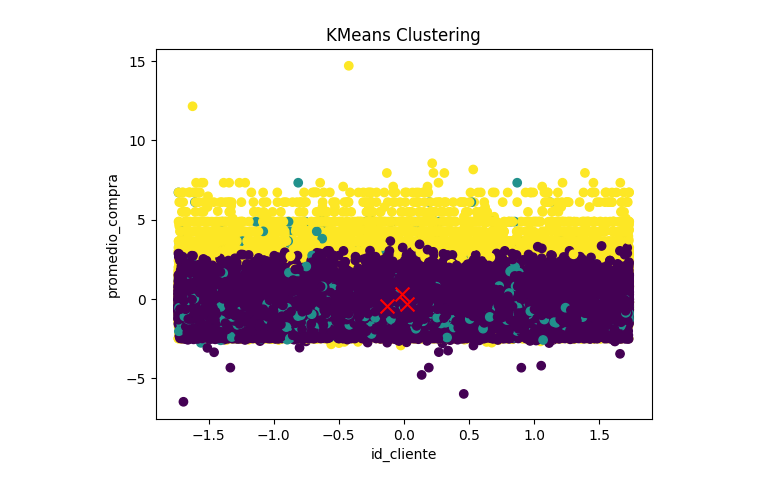
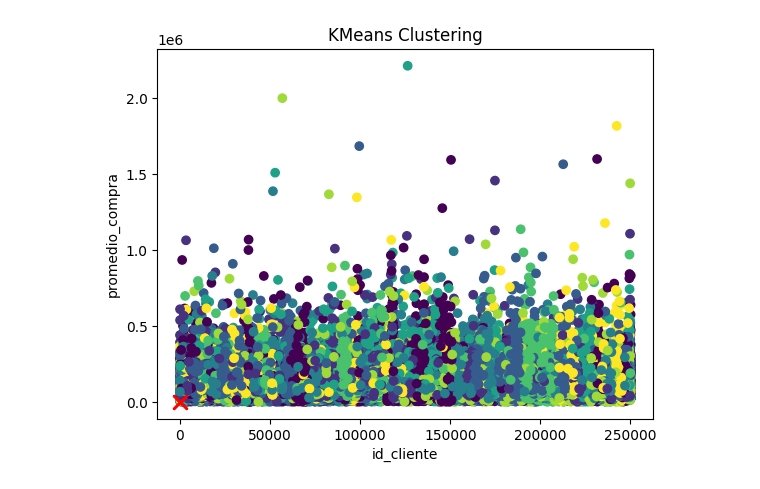
Before and after one commit to jmontoyavallejo/ETL---customer-experience-project, a Jupyter notebook: ml_approach.ipynb, the cells around one changed output. Cells and saved outputs as stored; diff of their text form; code cells hidden in the pictures.

```diff
--- a/ml_approach.ipynb
+++ b/ml_approach.ipynb
@@ -88,0 +79,9 @@ centroids = kmeans.cluster_centers_
+# %%
+id_cliente=data_sin_outliers['id_cliente']
+data_sin_outliers.drop(columns=['id_cliente'],inplace=True)
+# %%
+data_sin_outliers.fillna(0,inplace=True)
+# %%
+scaler = MinMaxScaler()
+data_scaled = scaler.fit_transform(data_sin_outliers)
+data_scaled = pd.DataFrame(data_scaled, columns=data_sin_outliers.columns)
@@ -88,0 +101,14 @@ centroids = kmeans.cluster_centers_
+# %%
+cluster_range = range(1, 20)
+inertias = []
+for n_clusters in cluster_range:
+    kmeans = KMeans(n_clusters=n_clusters)
+    kmeans.fit(data_scaled)
+    inertias.append(kmeans.inertia_)
+
+
+plt.plot(cluster_range, inertias, marker='o')
+plt.xlabel('Number of Clusters')
+plt.ylabel('Inertia')
+plt.title('Elbow Method for KMeans Clustering')
+plt.show()
@@ -89,9 +242,12 @@ centroids = kmeans.cluster_centers_
 # %%
-plt.scatter(data['id_cliente'], data['promedio_compra'], c=labels)
-plt.scatter(centroids[:, 0], centroids[:, 1], c='red', marker='x', s=100)  # Highlight centroids in red with 'x' marker
+kmeans = KMeans(n_clusters=8, random_state=42)
+kmeans.fit(data_scaled)
+labels = kmeans.labels_
+centroids = kmeans.cluster_centers_
+plt.scatter(id_cliente, data_sin_outliers['promedio_compra'], c=labels)
 plt.xlabel('id_cliente')
 plt.ylabel('promedio_compra')
 plt.title('KMeans Clustering')
 plt.show()
 # %% [output]
-[figure, old version]
+[figure, new version]
```
Also changed, not shown: parts of 18 cells of this notebook, 2 other files.
